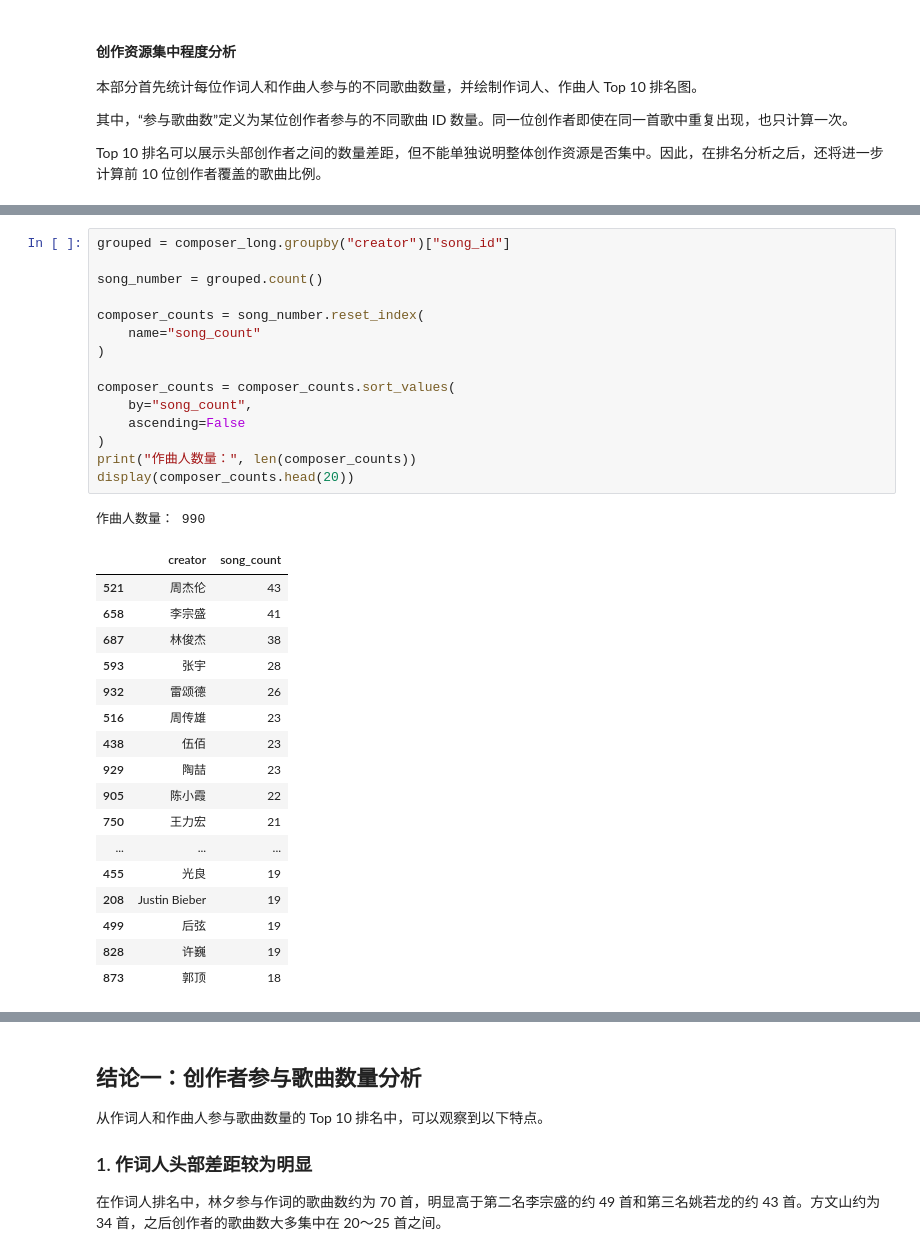
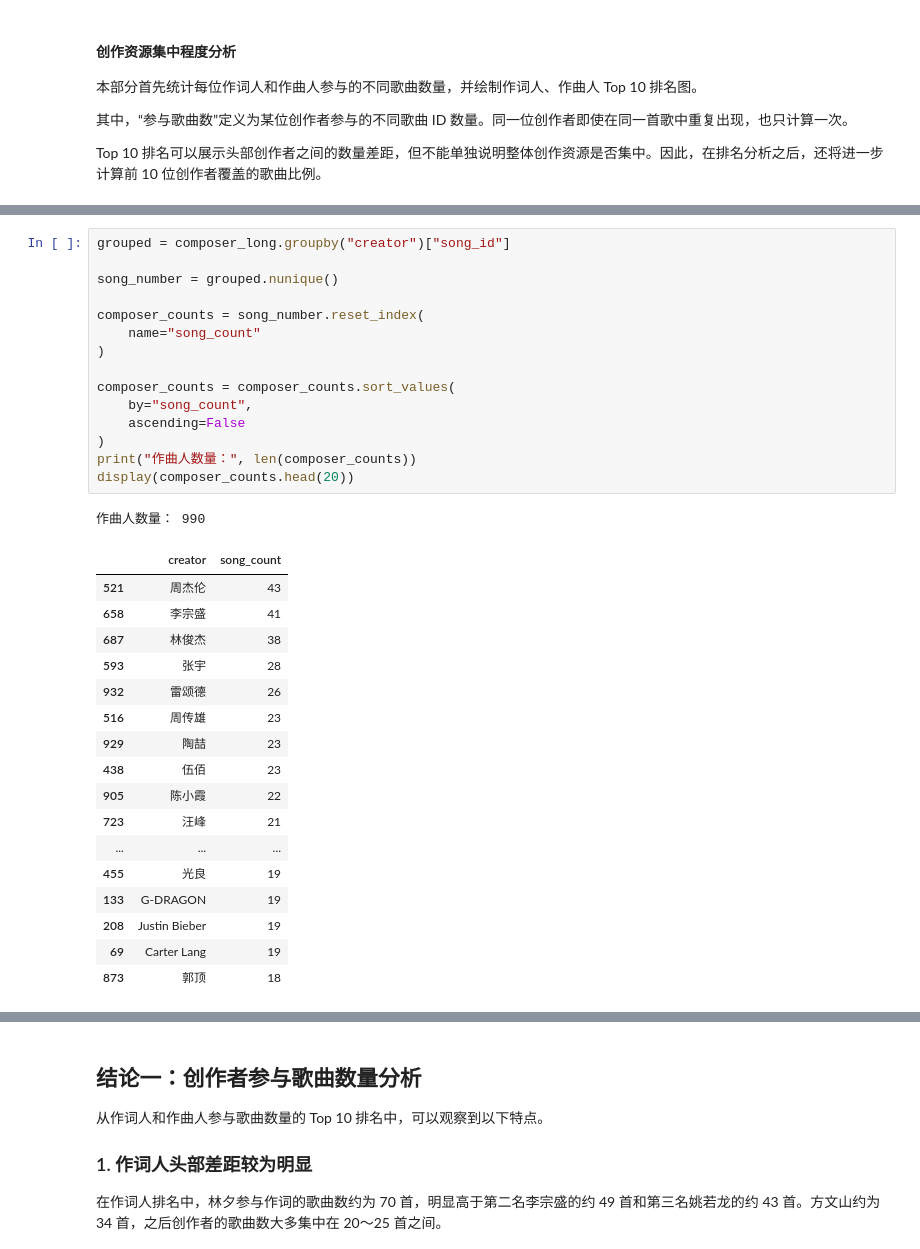
Before and after one commit to fluentCGH/kuwo-music-crawler, a Jupyter notebook: data_analysis.ipynb, the cells around one changed output, grey strips where cells are left out. Drawn from its saved outputs; the diff is of its cells as text.

```diff
--- a/data_analysis.ipynb
+++ b/data_analysis.ipynb
@@ -387,36 +387,36 @@ display(lyricist_counts.head(20))
 # %%
 grouped = composer_long.groupby("creator")["song_id"]
 
-song_number = grouped.count()
+song_number = grouped.nunique()
 
 composer_counts = song_number.reset_index(
     name="song_count"
 )
 
 composer_counts = composer_counts.sort_values(
     by="song_count",
     ascending=False
 )
 print("作曲人数量：", len(composer_counts))
 display(composer_counts.head(20))
 # %% [output]
 作曲人数量： 990
 |  | creator | song_count |
 | 521 | 周杰伦 | 43 |
 | 658 | 李宗盛 | 41 |
 | 687 | 林俊杰 | 38 |
 | 593 | 张宇 | 28 |
 | 932 | 雷颂德 | 26 |
 | 516 | 周传雄 | 23 |
+| 929 | 陶喆 | 23 |
 | 438 | 伍佰 | 23 |
-| 929 | 陶喆 | 23 |
 | 905 | 陈小霞 | 22 |
-| 750 | 王力宏 | 21 |
+| 723 | 汪峰 | 21 |
 | ... | ... | ... |
 | 455 | 光良 | 19 |
+| 133 | G-DRAGON | 19 |
 | 208 | Justin Bieber | 19 |
-| 499 | 后弦 | 19 |
-| 828 | 许巍 | 19 |
+| 69 | Carter Lang | 19 |
 | 873 | 郭顶 | 18 |
 # %%
 import matplotlib.pyplot as plt
```
Also changed, not shown: parts of 3 cells of this notebook, 10 other files.
